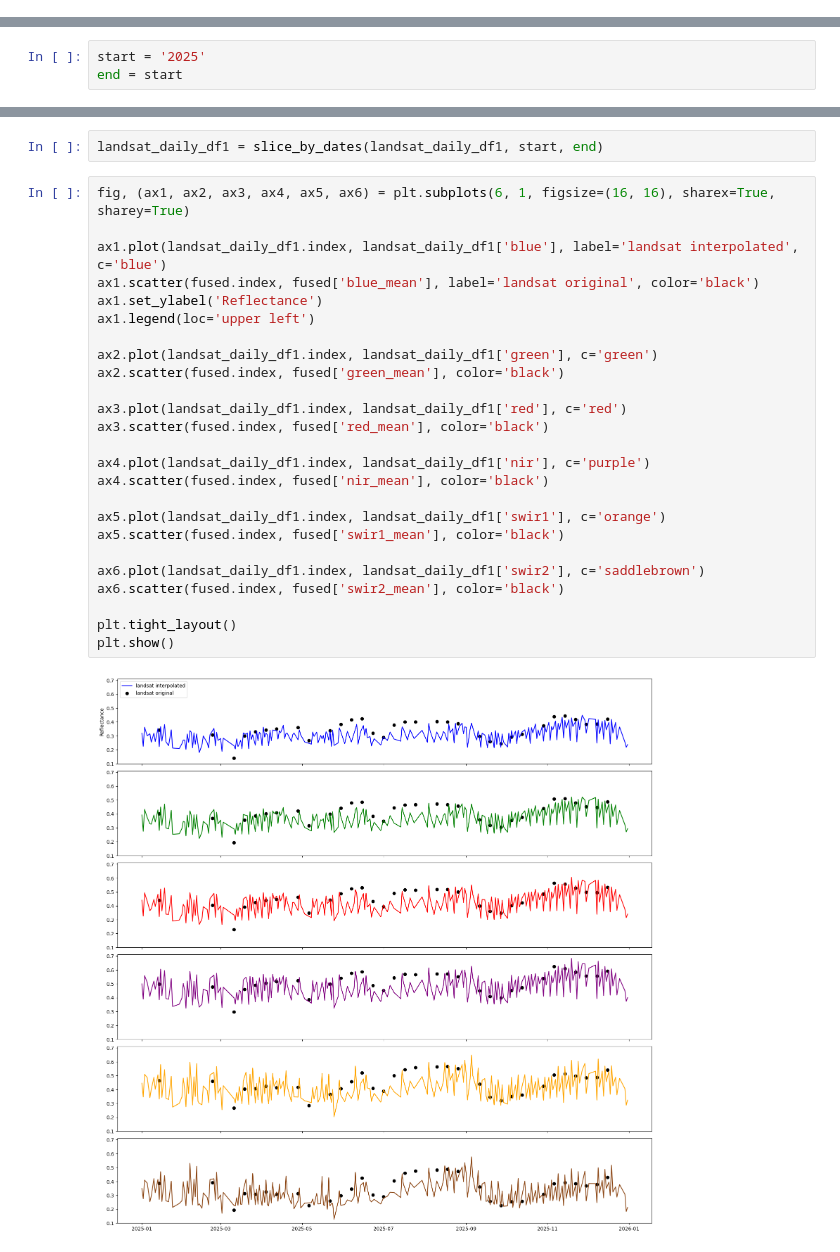
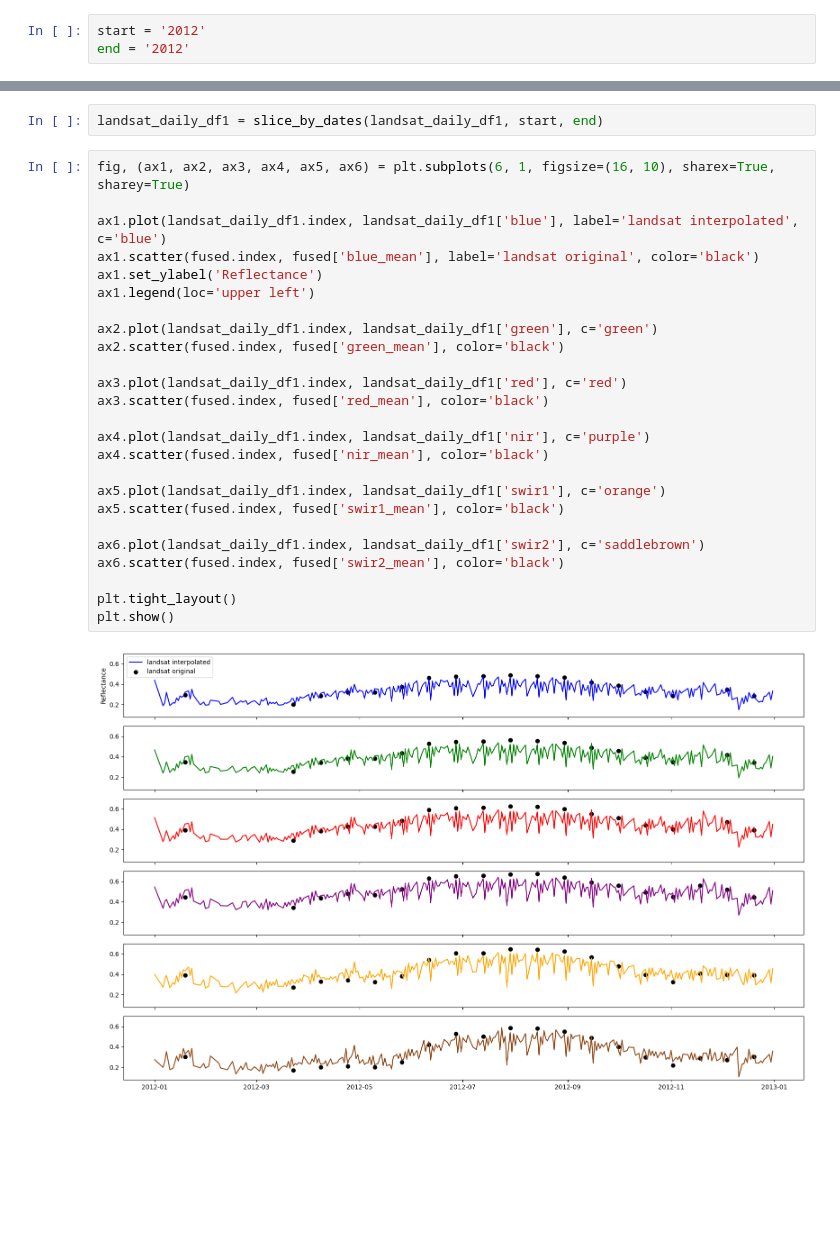
Before and after one commit to pibonacic/groundwater-remote-sensing, a Jupyter notebook: code/13_modis-landsat.ipynb, the cells around one changed output, grey strips where cells are left out. Drawn from its saved outputs; the diff is of its cells as text; blank space fills up the shorter version.

```diff
--- a/code/13_modis-landsat.ipynb
+++ b/code/13_modis-landsat.ipynb
@@ -37,3 +36,6 @@ landsat_df1 = process_remote(
     interpolation=False,
     smooth=False
 )
+# %%
+start = '2012'
+end = '2012'
@@ -42,3 +233,0 @@ fused = merge_datasets(terra_df1, landsat_df1)
-# %%
-start = '2025'
-end = start
@@ -201,29 +383,29 @@ Metrics swir2 - R2: 0.81 | MAE: 0.03 | RMSE: 0.05
 # %%
 landsat_daily_df1 = slice_by_dates(landsat_daily_df1, start, end)
 # %%
-fig, (ax1, ax2, ax3, ax4, ax5, ax6) = plt.subplots(6, 1, figsize=(16, 16), sharex=True, sharey=True)
+fig, (ax1, ax2, ax3, ax4, ax5, ax6) = plt.subplots(6, 1, figsize=(16, 10), sharex=True, sharey=True)
 
 ax1.plot(landsat_daily_df1.index, landsat_daily_df1['blue'], label='landsat interpolated', c='blue')
 ax1.scatter(fused.index, fused['blue_mean'], label='landsat original', color='black')
 ax1.set_ylabel('Reflectance')
 ax1.legend(loc='upper left')
 
 ax2.plot(landsat_daily_df1.index, landsat_daily_df1['green'], c='green')
 ax2.scatter(fused.index, fused['green_mean'], color='black')
 
 ax3.plot(landsat_daily_df1.index, landsat_daily_df1['red'], c='red')
 ax3.scatter(fused.index, fused['red_mean'], color='black')
 
 ax4.plot(landsat_daily_df1.index, landsat_daily_df1['nir'], c='purple')
 ax4.scatter(fused.index, fused['nir_mean'], color='black')
 
 ax5.plot(landsat_daily_df1.index, landsat_daily_df1['swir1'], c='orange')
 ax5.scatter(fused.index, fused['swir1_mean'], color='black')
 
 ax6.plot(landsat_daily_df1.index, landsat_daily_df1['swir2'], c='saddlebrown')
 ax6.scatter(fused.index, fused['swir2_mean'], color='black')
 
 plt.tight_layout()
 plt.show()
 # %% [output]
-[figure, old version]
+[figure, new version]
```
Also changed, not shown: parts of 22 cells of this notebook, 3 other files.
